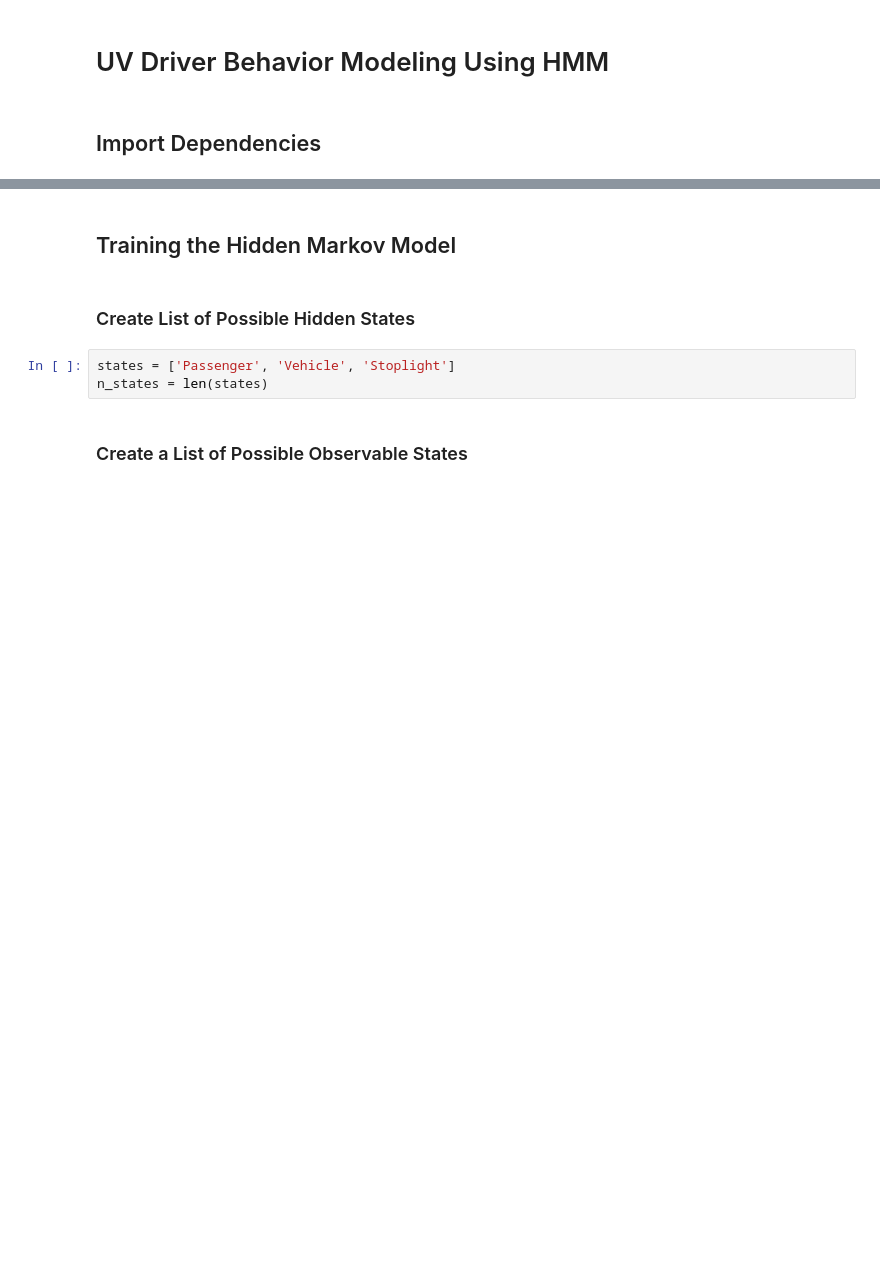
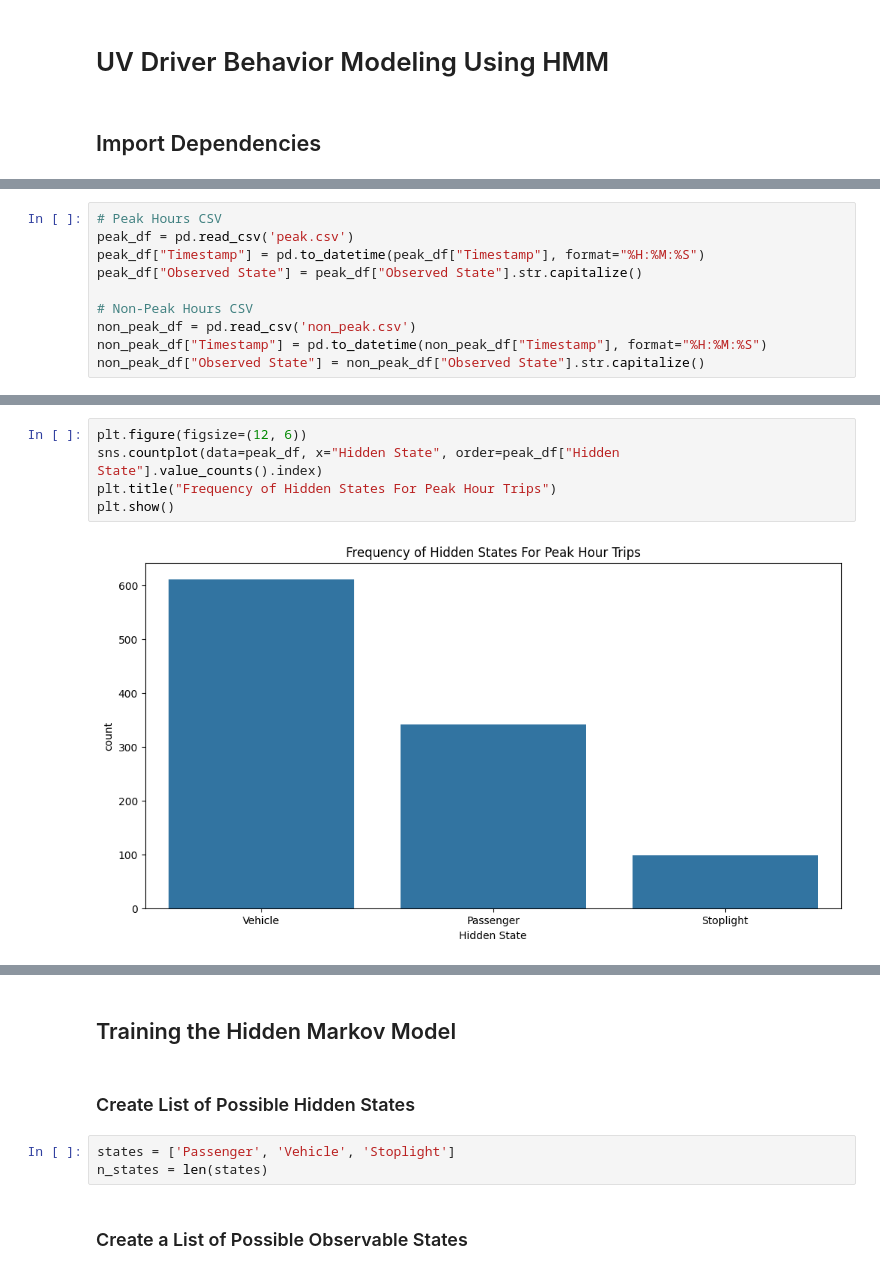
Before and after one commit to GPiano24/UV-Express-Driver-Behavior-Modeling, a Jupyter notebook: HMM EDA.ipynb, the cells around one changed output, grey strips where cells are left out. Cells and saved outputs as stored; diff of their text form; blank space fills up the shorter version.

```diff
--- a/HMM EDA.ipynb
+++ b/HMM EDA.ipynb
@@ -17,0 +24,10 @@ np.random.seed(1)
+# %%
+# Peak Hours CSV
+peak_df = pd.read_csv('peak.csv')
+peak_df["Timestamp"] = pd.to_datetime(peak_df["Timestamp"], format="%H:%M:%S")
+peak_df["Observed State"] = peak_df["Observed State"].str.capitalize()
+
+# Non-Peak Hours CSV
+non_peak_df = pd.read_csv('non_peak.csv')
+non_peak_df["Timestamp"] = pd.to_datetime(non_peak_df["Timestamp"], format="%H:%M:%S")
+non_peak_df["Observed State"] = non_peak_df["Observed State"].str.capitalize()
@@ -17,0 +46,7 @@ np.random.seed(1)
+# %%
+plt.figure(figsize=(12, 6))
+sns.countplot(data=peak_df, x="Hidden State", order=peak_df["Hidden State"].value_counts().index)
+plt.title("Frequency of Hidden States For Peak Hour Trips")
+plt.show()
+# %% [output]
+[figure, added]
```
Also changed, not shown: parts of 24 cells of this notebook.
